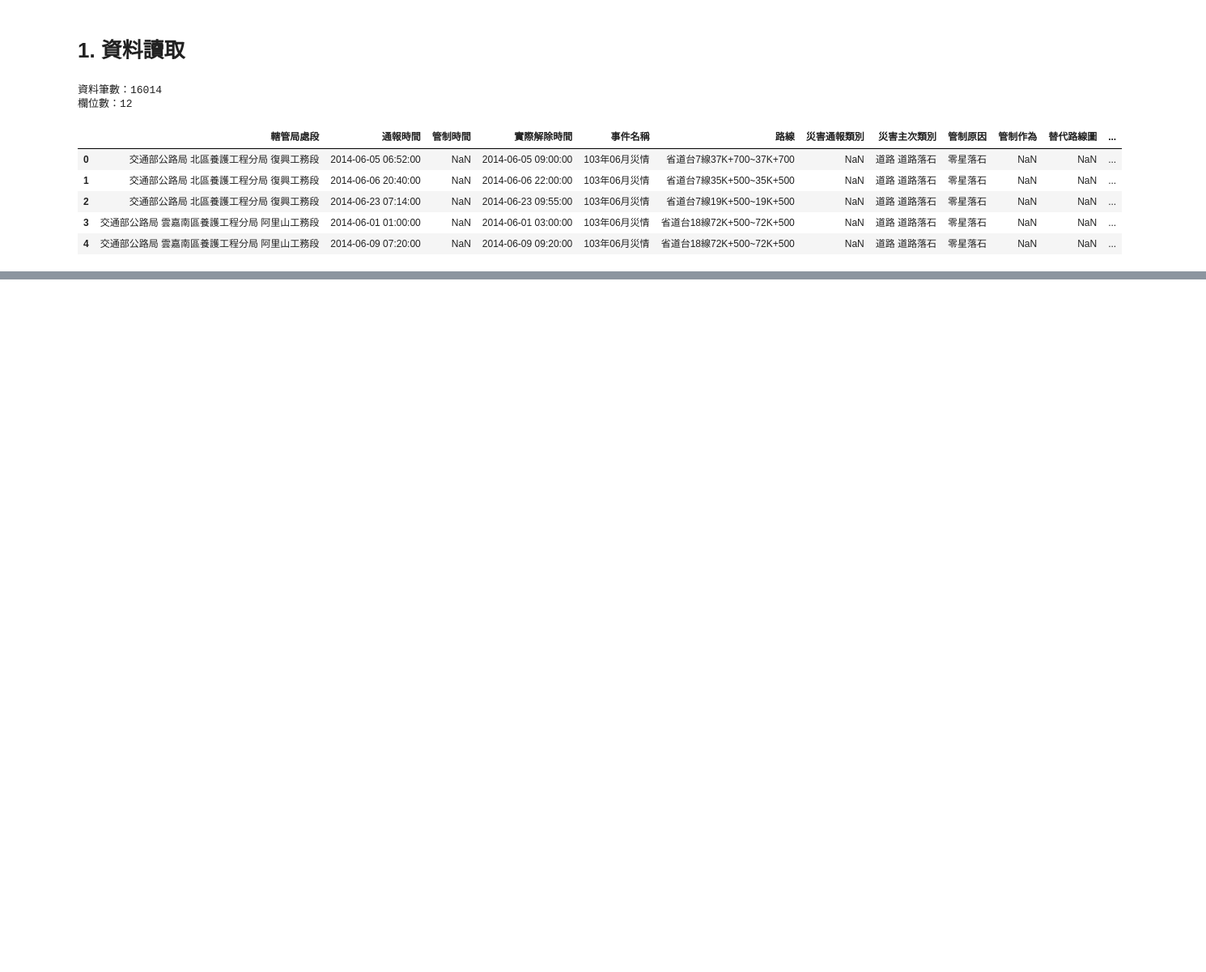
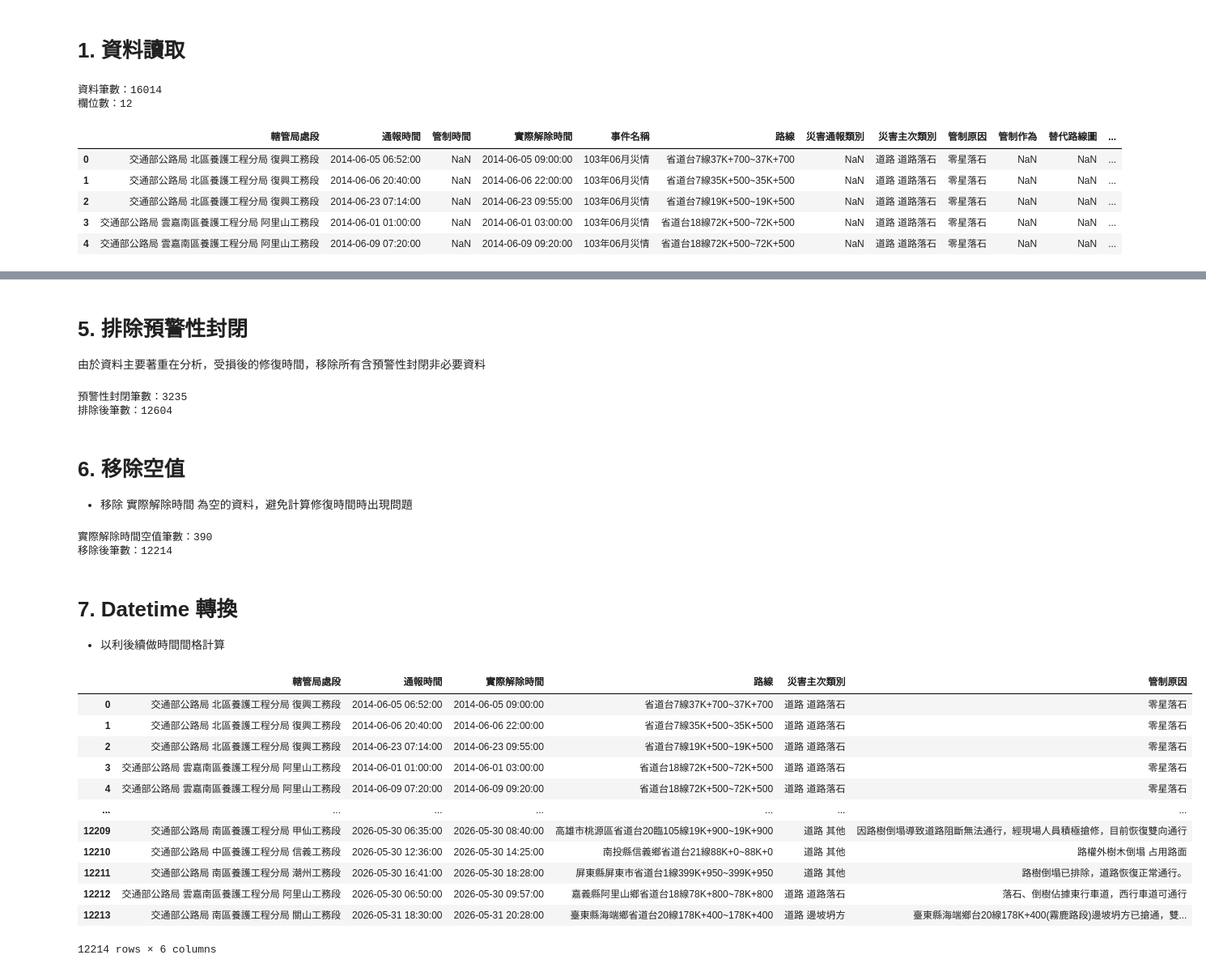
Before and after one commit to jungswork/06_Road_Repar_Time, a Jupyter notebook: 01_road_data_preprocessing.ipynb, the cells around one changed output, grey strips where cells are left out. Shown at 81% size. Drawn from its saved outputs; the diff is of its cells as text; code cells hidden in the pictures; blank space fills up the shorter version.

```diff
--- a/01_road_data_preprocessing.ipynb
+++ b/01_road_data_preprocessing.ipynb
@@ -28,0 +86,17 @@ df_raw.head()
+# %%
+cols_keep = [
+    "轄管局處段",
+    "通報時間",
+    "實際解除時間",
+    "路線",
+    "災害主次類別",
+    "管制原因",
+]
+
+df = df_raw[cols_keep].copy()
+
+print(f"欄位數：{len(df.columns)}")
+print(f"筆數：{len(df)}")
+
+# Check
+df.head()
@@ -28,0 +146,53 @@ df_raw.head()
+# %% [markdown]
+# 5. 排除預警性封閉
+
+由於資料主要著重在分析，受損後的修復時間，移除所有含預警性封閉非必要資料
+# %%
+# 排除預警性封閉
+mask_excl = df["災害主次類別"].str.contains("預警性封閉", na=False)
+print(f"預警性封閉筆數：{mask_excl.sum()}")
+
+df = df[~mask_excl].reset_index(drop=True)
+print(f"排除後筆數：{len(df)}")
+# %% [output]
+預警性封閉筆數：3235
+排除後筆數：12604
+# %% [markdown]
+# 6. 移除空值
+
+* 移除 實際解除時間 為空的資料，避免計算修復時間時出現問題
+# %%
+# 移除實際解除時間為空的列
+null_count = df["實際解除時間"].isna().sum()
+print(f"實際解除時間空值筆數：{null_count}")
+
+df = df.dropna(subset=["實際解除時間"]).reset_index(drop=True)
+print(f"移除後筆數：{len(df)}")
+# %% [output]
+實際解除時間空值筆數：390
+移除後筆數：12214
+# %% [markdown]
+# 7. Datetime 轉換
+
+* 以利後續做時間間格計算
+# %%
+# 通報時間、實際解除時間 轉換為 datetime
+df["通報時間"]     = pd.to_datetime(df["通報時間"],     errors="coerce")
+df["實際解除時間"] = pd.to_datetime(df["實際解除時間"], errors="coerce")
+
+# Check
+df
+# %% [output]
+|  | 轄管局處段 | 通報時間 | 實際解除時間 | 路線 | 災害主次類別 | 管制原因 |
+| 0 | 交通部公路局 北區養護工程分局 復興工務段 | 2014-06-05 06:52:00 | 2014-06-05 09:00:00 | 省道台7線37K+700~37K+700 | 道路 道路落石 | 零星落石 |
+| 1 | 交通部公路局 北區養護工程分局 復興工務段 | 2014-06-06 20:40:00 | 2014-06-06 22:00:00 | 省道台7線35K+500~35K+500 | 道路 道路落石 | 零星落石 |
+| 2 | 交通部公路局 北區養護工程分局 復興工務段 | 2014-06-23 07:14:00 | 2014-06-23 09:55:00 | 省道台7線19K+500~19K+500 | 道路 道路落石 | 零星落石 |
+| 3 | 交通部公路局 雲嘉南區養護工程分局 阿里山工務段 | 2014-06-01 01:00:00 | 2014-06-01 03:00:00 | 省道台18線72K+500~72K+500 | 道路 道路落石 | 零星落石 |
+| 4 | 交通部公路局 雲嘉南區養護工程分局 阿里山工務段 | 2014-06-09 07:20:00 | 2014-06-09 09:20:00 | 省道台18線72K+500~72K+500 | 道路 道路落石 | 零星落石 |
+| ... | ... | ... | ... | ... | ... | ... |
+| 12209 | 交通部公路局 南區養護工程分局 甲仙工務段 | 2026-05-30 06:35:00 | 2026-05-30 08:40:00 | 高雄市桃源區省道台20臨105線19K+900~19K+900 | 道路 其他 | 因路樹倒塌導致道路阻斷無法通行，經現場人員積極搶修，目前恢復雙向通行 |
+| 12210 | 交通部公路局 中區養護工程分局 信義工務段 | 2026-05-30 12:36:00 | 2026-05-30 14:25:00 | 南投縣信義鄉省道台21線88K+0~88K+0 | 道路 其他 | 路權外樹木倒塌 占用路面 |
+| 12211 | 交通部公路局 南區養護工程分局 潮州工務段 | 2026-05-30 16:41:00 | 2026-05-30 18:28:00 | 屏東縣屏東市省道台1線399K+950~399K+950 | 道路 其他 | 路樹倒塌已排除，道路恢復正常通行。 |
+| 12212 | 交通部公路局 雲嘉南區養護工程分局 阿里山工務段 | 2026-05-30 06:50:00 | 2026-05-30 09:57:00 | 嘉義縣阿里山鄉省道台18線78K+800~78K+800 | 道路 道路落石 | 落石、倒樹佔據東行車道，西行車道可通行 |
+| 12213 | 交通部公路局 南區養護工程分局 關山工務段 | 2026-05-31 18:30:00 | 2026-05-31 20:28:00 | 臺東縣海端鄉省道台20線178K+400~178K+400 | 道路 邊坡坍方 | 臺東縣海端鄉台20線178K+400(霧鹿路段)邊坡坍方已搶通，雙... |
+12214 rows × 6 columns
```
Also changed, not shown: parts of 22 cells of this notebook.
